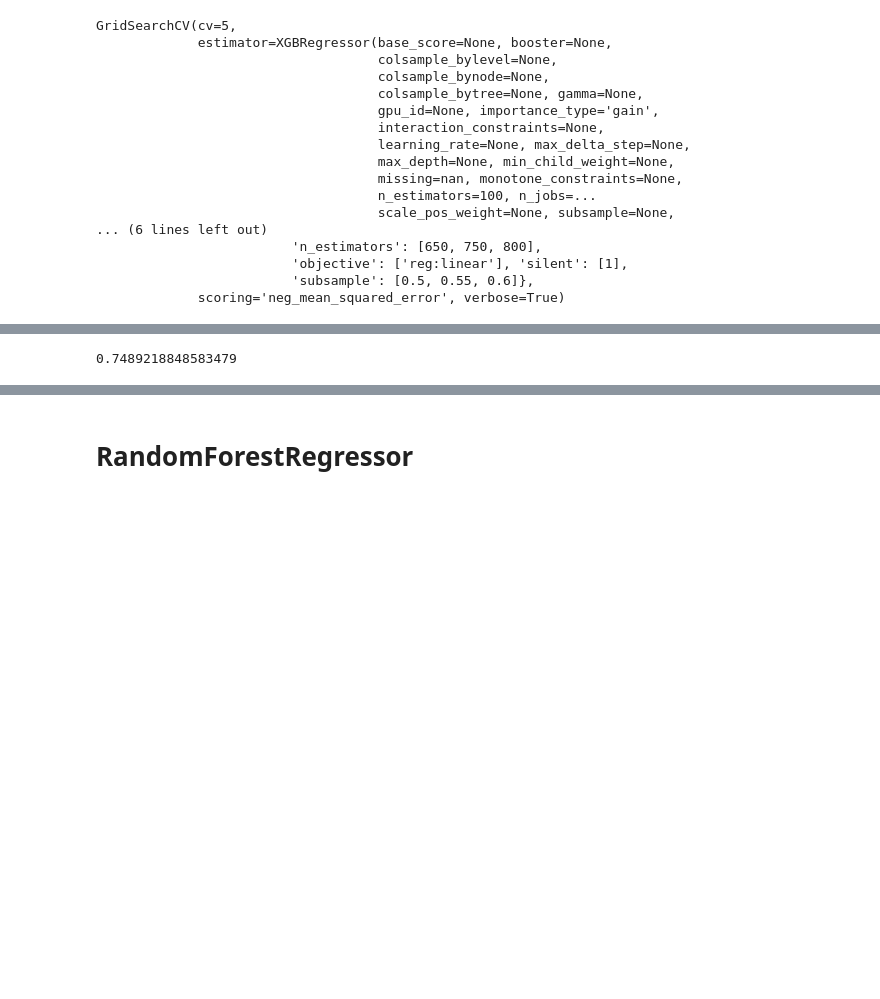
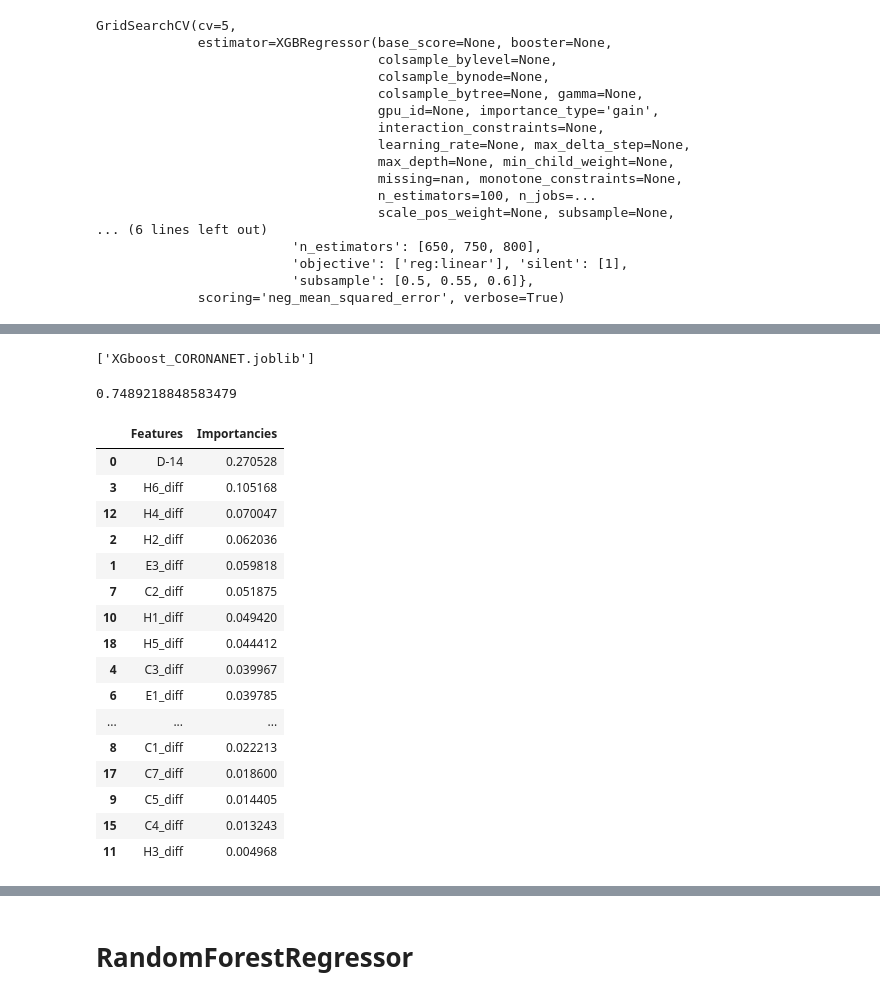
Before and after one commit to TristanBOOK/coronanet, a Jupyter notebook: Notebooks/Model_LMA_LR.ipynb, the cells around one changed output, grey strips where cells are left out. Drawn from its saved outputs; the diff is of its cells as text; code cells hidden in the pictures; blank space fills up the shorter version.

```diff
--- a/Notebooks/Model_LMA_LR.ipynb
+++ b/Notebooks/Model_LMA_LR.ipynb
@@ -813,7 +820,33 @@ XGBRegressor(base_score=0.5, booster='gbtree', colsample_bylevel=1,
              objective='reg:linear', random_state=0, reg_alpha=0, reg_lambda=1,
              scale_pos_weight=1, silent=1, subsample=0.6, tree_method='exact',
              validate_parameters=1, verbosity=None)
+# %%
+import joblib
+joblib.dump(best_xgb,'XGboost_CORONANET.joblib')
+# %% [output]
+['XGboost_CORONANET.joblib']
 # %%
 best_xgb.score(X_test, y_test)
 # %% [output]
 0.7489218848583479
+# %%
+coeff_df_best_xgboost_2 = pd.DataFrame(best_xgb.feature_importances_, X.columns, columns=['Coefficient']).reset_index().rename(columns={'index':'Features', 'Coefficient': 'Importancies'}).sort_values(by=['Importancies'], ascending=False)
+coeff_df_best_xgboost_2
+# %% [output]
+|  | Features | Importancies |
+| 0 | D-14 | 0.270528 |
+| 3 | H6_diff | 0.105168 |
+| 12 | H4_diff | 0.070047 |
+| 2 | H2_diff | 0.062036 |
+| 1 | E3_diff | 0.059818 |
+| 7 | C2_diff | 0.051875 |
+| 10 | H1_diff | 0.049420 |
+| 18 | H5_diff | 0.044412 |
+| 4 | C3_diff | 0.039967 |
+| 6 | E1_diff | 0.039785 |
+| ... | ... | ... |
+| 8 | C1_diff | 0.022213 |
+| 17 | C7_diff | 0.018600 |
+| 9 | C5_diff | 0.014405 |
+| 15 | C4_diff | 0.013243 |
+| 11 | H3_diff | 0.004968 |
```
Also changed, not shown: parts of 10 cells of this notebook.
